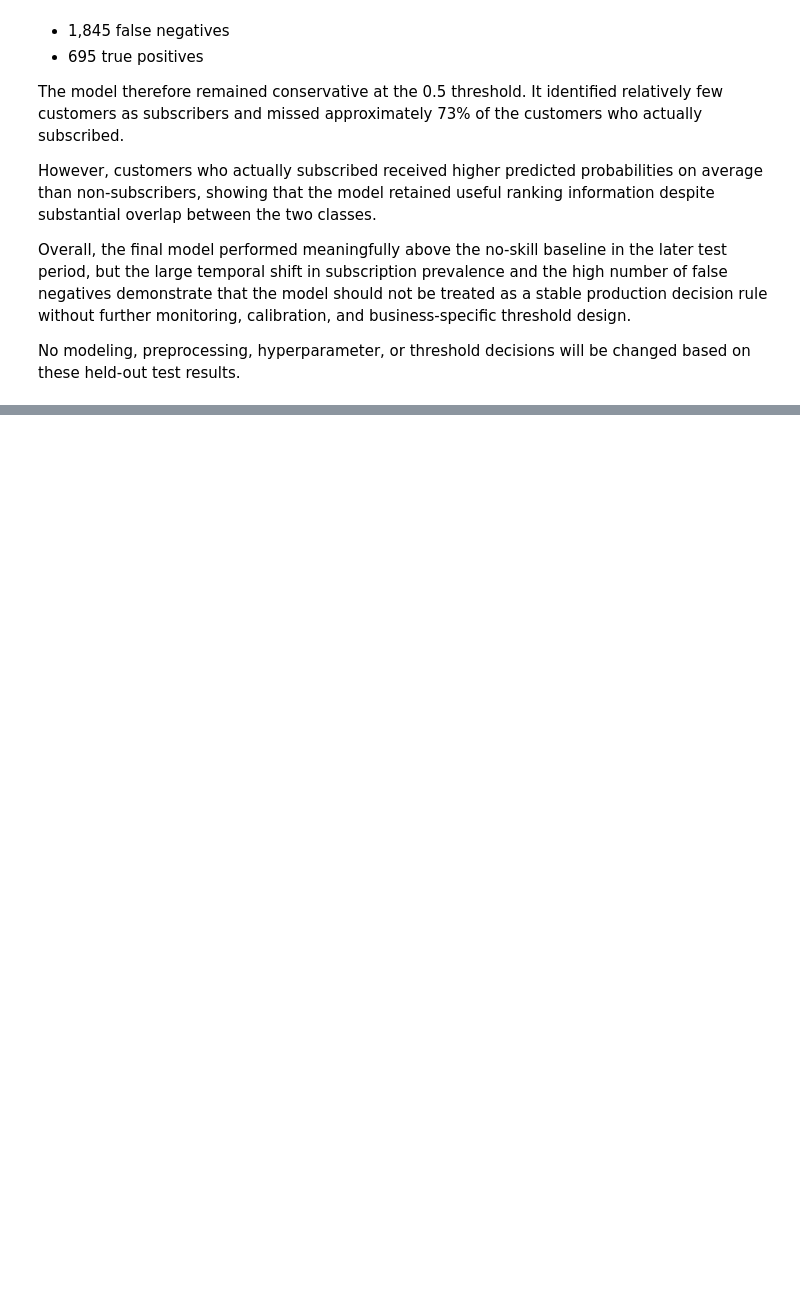
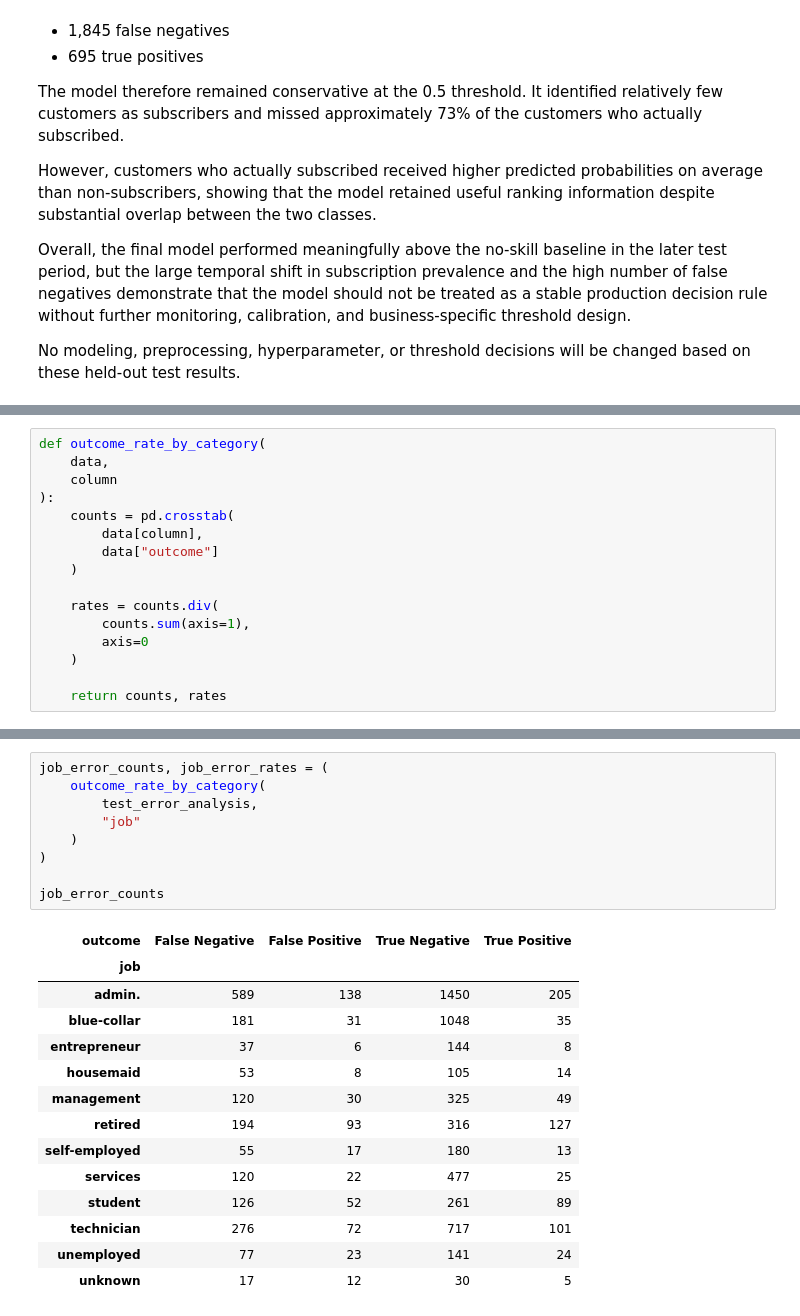
Before and after one commit to NourhanFarag/bank-marketing-subscription-prediction, a Jupyter notebook: notebooks/01_bank_marketing_analysis.ipynb, the cells around one changed output, grey strips where cells are left out. Drawn from its saved outputs; the diff is of its cells as text; blank space fills up the shorter version.

```diff
--- a/notebooks/01_bank_marketing_analysis.ipynb
+++ b/notebooks/01_bank_marketing_analysis.ipynb
@@ -3355,0 +3494,16 @@ No modeling, preprocessing, hyperparameter, or threshold decisions will be chang
+# %%
+def outcome_rate_by_category(
+    data,
+    column
+):
+    counts = pd.crosstab(
+        data[column],
+        data["outcome"]
+    )
+
+    rates = counts.div(
+        counts.sum(axis=1),
+        axis=0
+    )
+
+    return counts, rates
@@ -3355,0 +3554,24 @@ No modeling, preprocessing, hyperparameter, or threshold decisions will be chang
+# %%
+job_error_counts, job_error_rates = (
+    outcome_rate_by_category(
+        test_error_analysis,
+        "job"
+    )
+)
+
+job_error_counts
+# %% [output]
+| outcome | False Negative | False Positive | True Negative | True Positive |
+| job |  |  |  |  |
+| admin. | 589 | 138 | 1450 | 205 |
+| blue-collar | 181 | 31 | 1048 | 35 |
+| entrepreneur | 37 | 6 | 144 | 8 |
+| housemaid | 53 | 8 | 105 | 14 |
+| management | 120 | 30 | 325 | 49 |
+| retired | 194 | 93 | 316 | 127 |
+| self-employed | 55 | 17 | 180 | 13 |
+| services | 120 | 22 | 477 | 25 |
+| student | 126 | 52 | 261 | 89 |
+| technician | 276 | 72 | 717 | 101 |
+| unemployed | 77 | 23 | 141 | 24 |
+| unknown | 17 | 12 | 30 | 5 |
```
Also changed, not shown: parts of 19 cells of this notebook.
